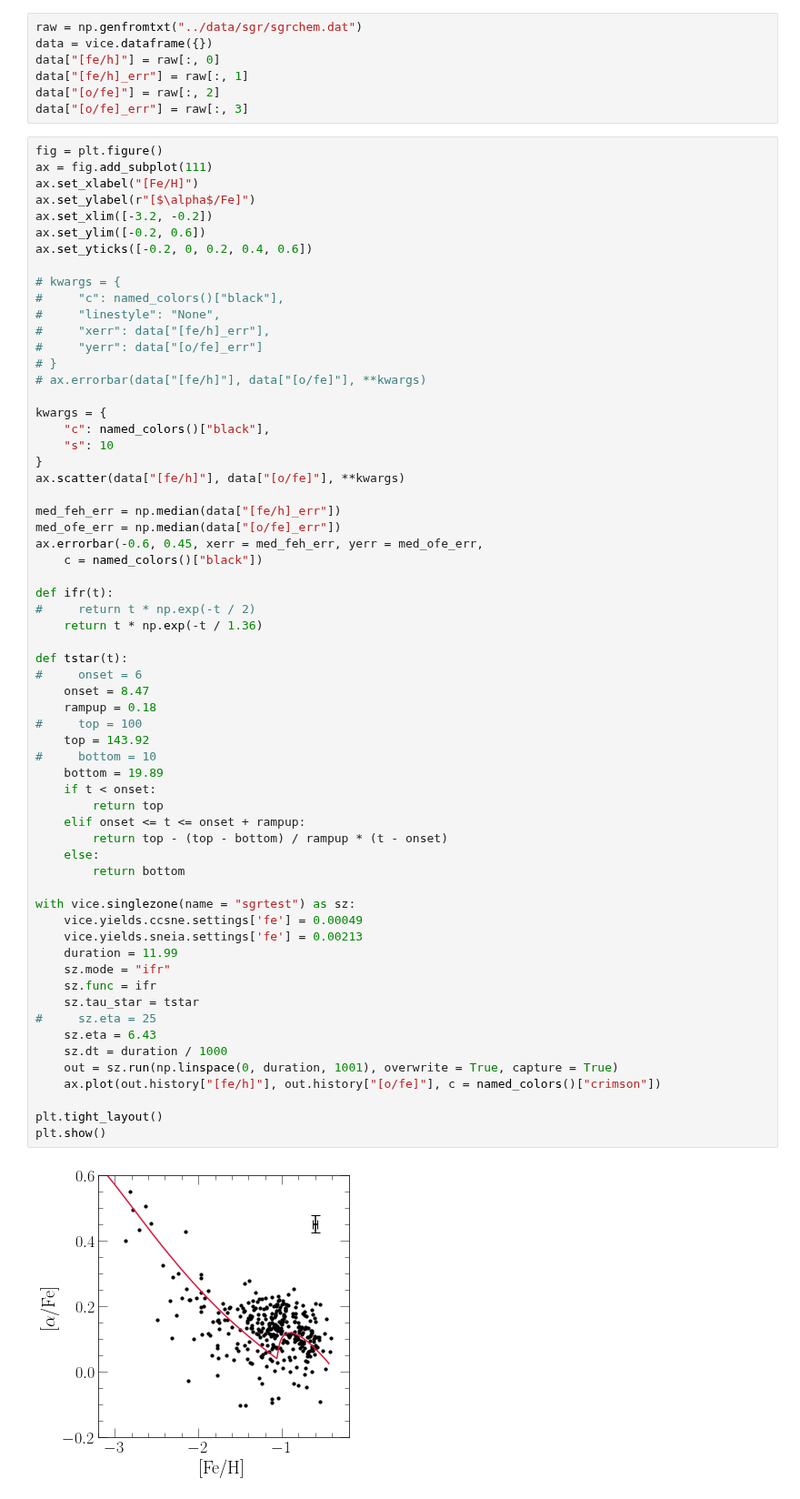
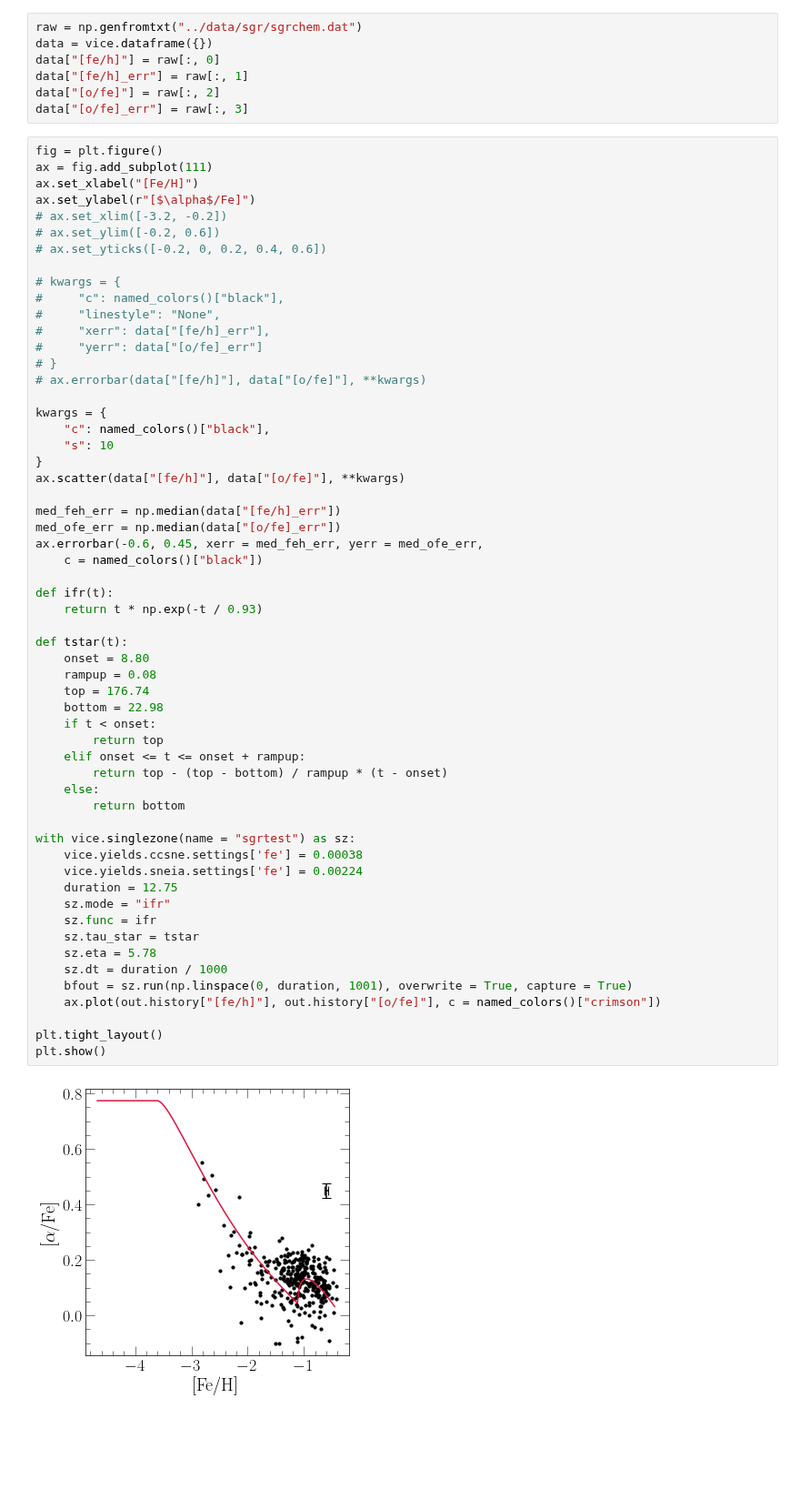
Before and after one commit to giganano/h3halo, a Jupyter notebook: notebooks/sgr.ipynb, the cells around one changed output. Shown at 91% size. Cells and saved outputs as stored; diff of their text form; blank space fills up the shorter version.

```diff
--- a/notebooks/sgr.ipynb
+++ b/notebooks/sgr.ipynb
@@ -30,9 +30,9 @@ fig = plt.figure()
 ax = fig.add_subplot(111)
 ax.set_xlabel("[Fe/H]")
 ax.set_ylabel(r"[$\alpha$/Fe]")
-ax.set_xlim([-3.2, -0.2])
-ax.set_ylim([-0.2, 0.6])
-ax.set_yticks([-0.2, 0, 0.2, 0.4, 0.6])
+# ax.set_xlim([-3.2, -0.2])
+# ax.set_ylim([-0.2, 0.6])
+# ax.set_yticks([-0.2, 0, 0.2, 0.4, 0.6])
 
 # kwargs = {
 #     "c": named_colors()["black"],
@@ -46,46 +46,41 @@ kwargs = {
     "c": named_colors()["black"],
     "s": 10
 }
 ax.scatter(data["[fe/h]"], data["[o/fe]"], **kwargs)
 
 med_feh_err = np.median(data["[fe/h]_err"])
 med_ofe_err = np.median(data["[o/fe]_err"])
 ax.errorbar(-0.6, 0.45, xerr = med_feh_err, yerr = med_ofe_err,
     c = named_colors()["black"])
 
 def ifr(t):
-#     return t * np.exp(-t / 2)
-    return t * np.exp(-t / 1.36)
+    return t * np.exp(-t / 0.93)
 
 def tstar(t):
-#     onset = 6
-    onset = 8.47
-    rampup = 0.18
-#     top = 100
-    top = 143.92
-#     bottom = 10
-    bottom = 19.89
+    onset = 8.80
+    rampup = 0.08
+    top = 176.74
+    bottom = 22.98
     if t < onset:
         return top
     elif onset <= t <= onset + rampup:
         return top - (top - bottom) / rampup * (t - onset)
     else:
         return bottom
 
 with vice.singlezone(name = "sgrtest") as sz:
-    vice.yields.ccsne.settings['fe'] = 0.00049
-    vice.yields.sneia.settings['fe'] = 0.00213
-    duration = 11.99
+    vice.yields.ccsne.settings['fe'] = 0.00038
+    vice.yields.sneia.settings['fe'] = 0.00224
+    duration = 12.75
     sz.mode = "ifr"
     sz.func = ifr
     sz.tau_star = tstar
-#     sz.eta = 25
-    sz.eta = 6.43
+    sz.eta = 5.78
     sz.dt = duration / 1000
-    out = sz.run(np.linspace(0, duration, 1001), overwrite = True, capture = True)
+    bfout = sz.run(np.linspace(0, duration, 1001), overwrite = True, capture = True)
     ax.plot(out.history["[fe/h]"], out.history["[o/fe]"], c = named_colors()["crimson"])
 
 plt.tight_layout()
 plt.show()
 # %% [output]
-[figure, old version]
+[figure, new version]
```
Also changed, not shown: parts of 2 cells of this notebook, 25 other files.
